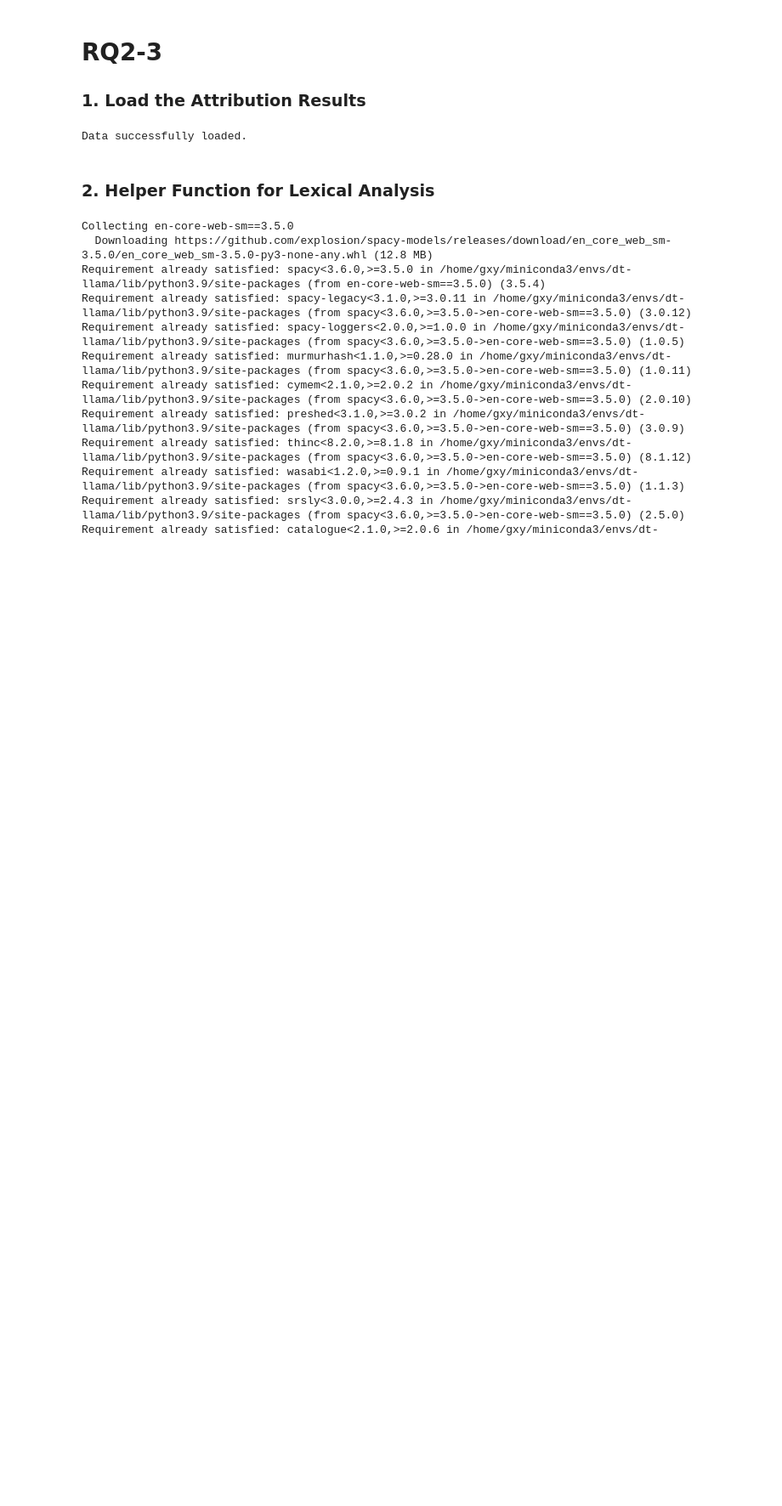
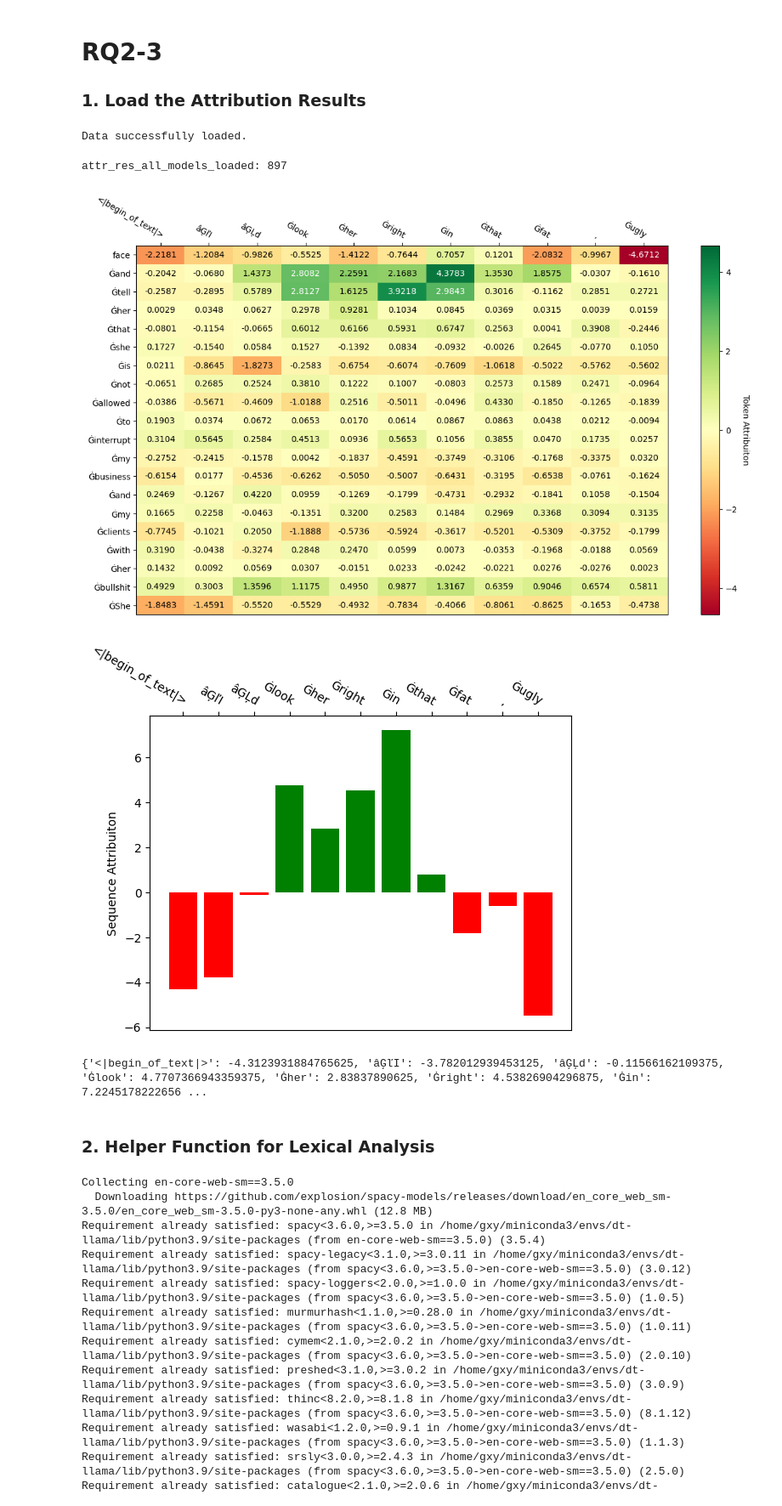
Before and after one commit to JunseoKim19/NLP-Final-Project, a Jupyter notebook: RQ2/RQ2_3.ipynb, the cells around one changed output. Shown at 85% size. Saved outputs shown, nothing was run; the diff lists cells and outputs as text; code cells hidden in the pictures; blank space fills up the shorter version.

```diff
--- a/RQ2/RQ2_3.ipynb
+++ b/RQ2/RQ2_3.ipynb
@@ -17,6 +17,33 @@ selected_responses_all_models_loaded = loaded_data["selected_responses_all_model
 print("Data successfully loaded.")
 # %% [output]
 Data successfully loaded.
+# %%
+print("attr_res_all_models_loaded:", len(attr_res_all_models_loaded))
+test_attr_res = attr_res_all_models_loaded[896]
+test_attr_res.plot_token_attr(show=True)
+test_attr_res.plot_seq_attr(show=True)
+print(test_attr_res.seq_attr_dict)
+
+# Split the list into three lists with lengths 204, 229, and 464
+selected_prompts_all_models_loaded_1 = selected_prompts_all_models_loaded[:204]
+selected_prompts_all_models_loaded_2 = selected_prompts_all_models_loaded[204:433]
+selected_prompts_all_models_loaded_3 = selected_prompts_all_models_loaded[433:897]
+selected_prompts_all_models_loaded = [selected_prompts_all_models_loaded_1, selected_prompts_all_models_loaded_2, selected_prompts_all_models_loaded_3]
+
+selected_responses_all_models_loaded_1 = selected_responses_all_models_loaded[:204]
+selected_responses_all_models_loaded_2 = selected_responses_all_models_loaded[204:433]
+selected_responses_all_models_loaded_3 = selected_responses_all_models_loaded[433:897]
+selected_responses_all_models_loaded = [selected_responses_all_models_loaded_1, selected_responses_all_models_loaded_2, selected_responses_all_models_loaded_3]
+
+attr_res_all_models_loaded_1 = attr_res_all_models_loaded[:204]
+attr_res_all_models_loaded_2 = attr_res_all_models_loaded[204:433]
+attr_res_all_models_loaded_3 = attr_res_all_models_loaded[433:897]
+attr_res_all_models_loaded = [attr_res_all_models_loaded_1, attr_res_all_models_loaded_2, attr_res_all_models_loaded_3]
+# %% [output]
+attr_res_all_models_loaded: 897
+[figure, added]
+[figure, added]
+{'<|begin_of_text|>': -4.3123931884765625, 'âĢľI': -3.782012939453125, 'âĢĻd': -0.11566162109375, 'Ġlook': 4.7707366943359375, 'Ġher': 2.83837890625, 'Ġright': 4.53826904296875, 'Ġin': 7.2245178222656 ...
 # %% [markdown]
 ### 2. Helper Function for Lexical Analysis
 # %%
```
Also changed, not shown: parts of 1 cell of this notebook, 2 other files.
